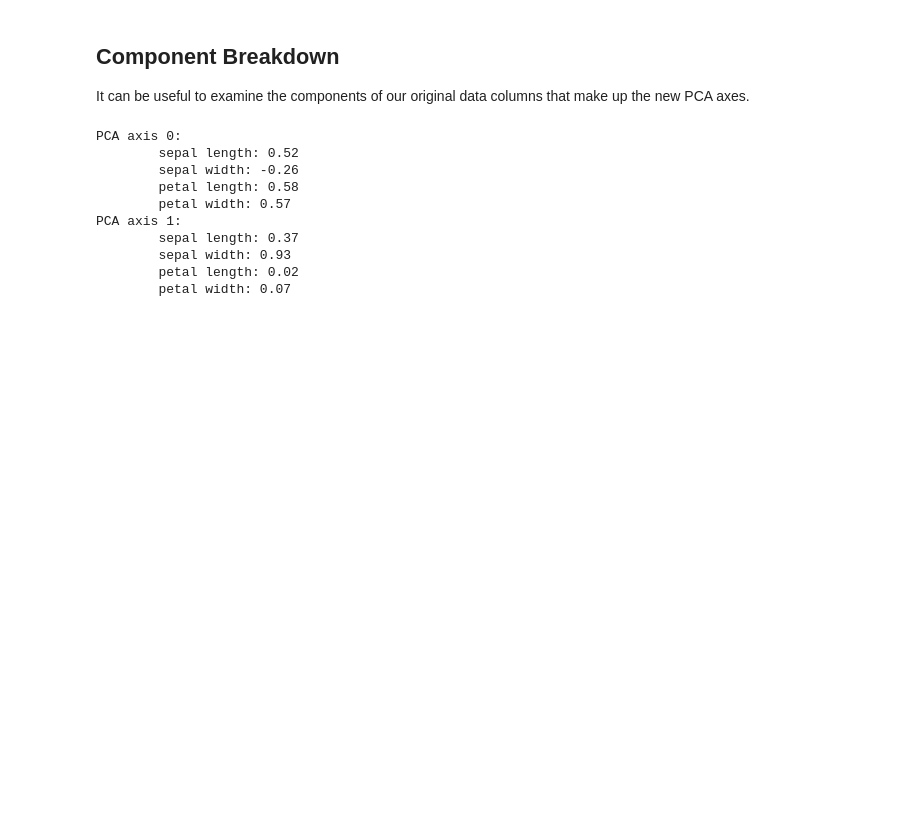
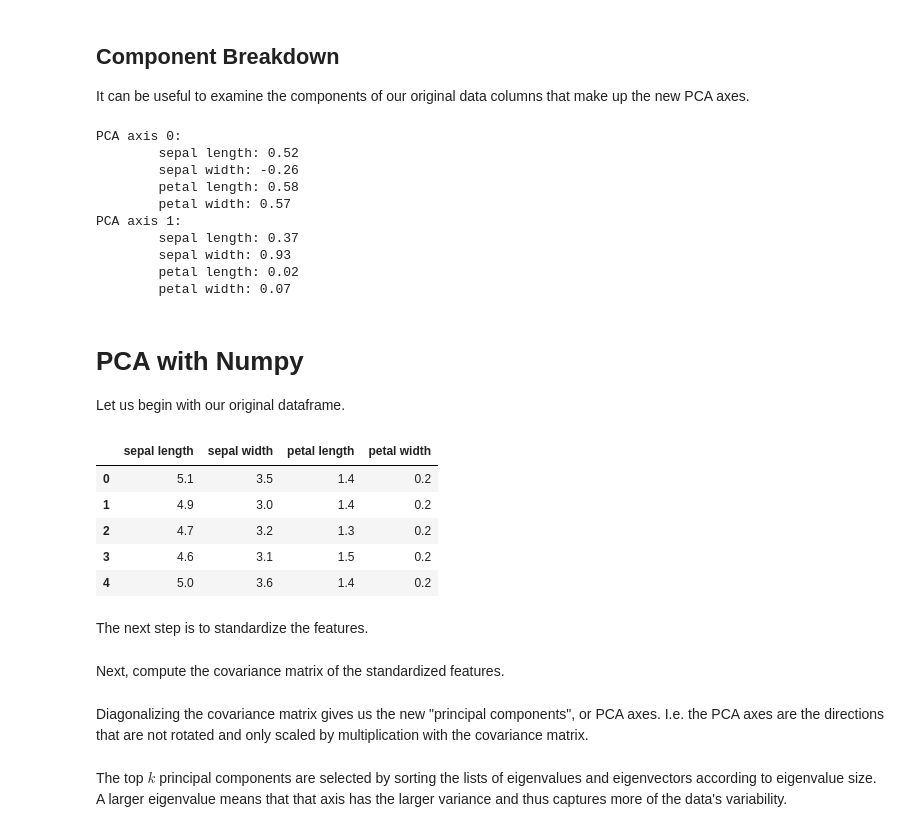
Before and after one commit to tomjwells/QuantConcepts, a Jupyter notebook: 8. Machine Learning/Principal Component Analysis (PCA).ipynb, the cells around one changed output. Drawn from its saved outputs; the diff is of its cells as text; code cells hidden in the pictures; blank space fills up the shorter version.

```diff
--- a/8. Machine Learning/Principal Component Analysis (PCA).ipynb
+++ b/8. Machine Learning/Principal Component Analysis (PCA).ipynb
@@ -148,3 +153,19 @@ PCA axis 1:
         sepal width: 0.93
         petal length: 0.02
         petal width: 0.07
+# %% [markdown]
+# PCA with Numpy
+
+Let us begin with our original dataframe.
+# %%
+df_without_target = df.drop(columns=['target'])
+df_without_target.head()
+# %% [output]
+|  | sepal length | sepal width | petal length | petal width |
+| 0 | 5.1 | 3.5 | 1.4 | 0.2 |
+| 1 | 4.9 | 3.0 | 1.4 | 0.2 |
+| 2 | 4.7 | 3.2 | 1.3 | 0.2 |
+| 3 | 4.6 | 3.1 | 1.5 | 0.2 |
+| 4 | 5.0 | 3.6 | 1.4 | 0.2 |
+# %% [markdown]
+The next step is to standardize the features.
@@ -150,0 +180,2 @@ PCA axis 1:
+# %% [markdown]
+Next, compute the covariance matrix of the standardized features.
@@ -150,0 +184,2 @@ PCA axis 1:
+# %% [markdown]
+Diagonalizing the covariance matrix gives us the new "principal components", or PCA axes. I.e. the PCA axes are the directions that are not rotated and only scaled by multiplication with the covariance matrix.
@@ -150,0 +188,2 @@ PCA axis 1:
+# %% [markdown]
+The top $k$ principal components are selected by sorting the lists of eigenvalues and eigenvectors according to eigenvalue size. A larger eigenvalue means that that axis has the larger variance and thus captures more of the data's variability.
```
Also changed, not shown: parts of 13 cells of this notebook, 8 other files.
